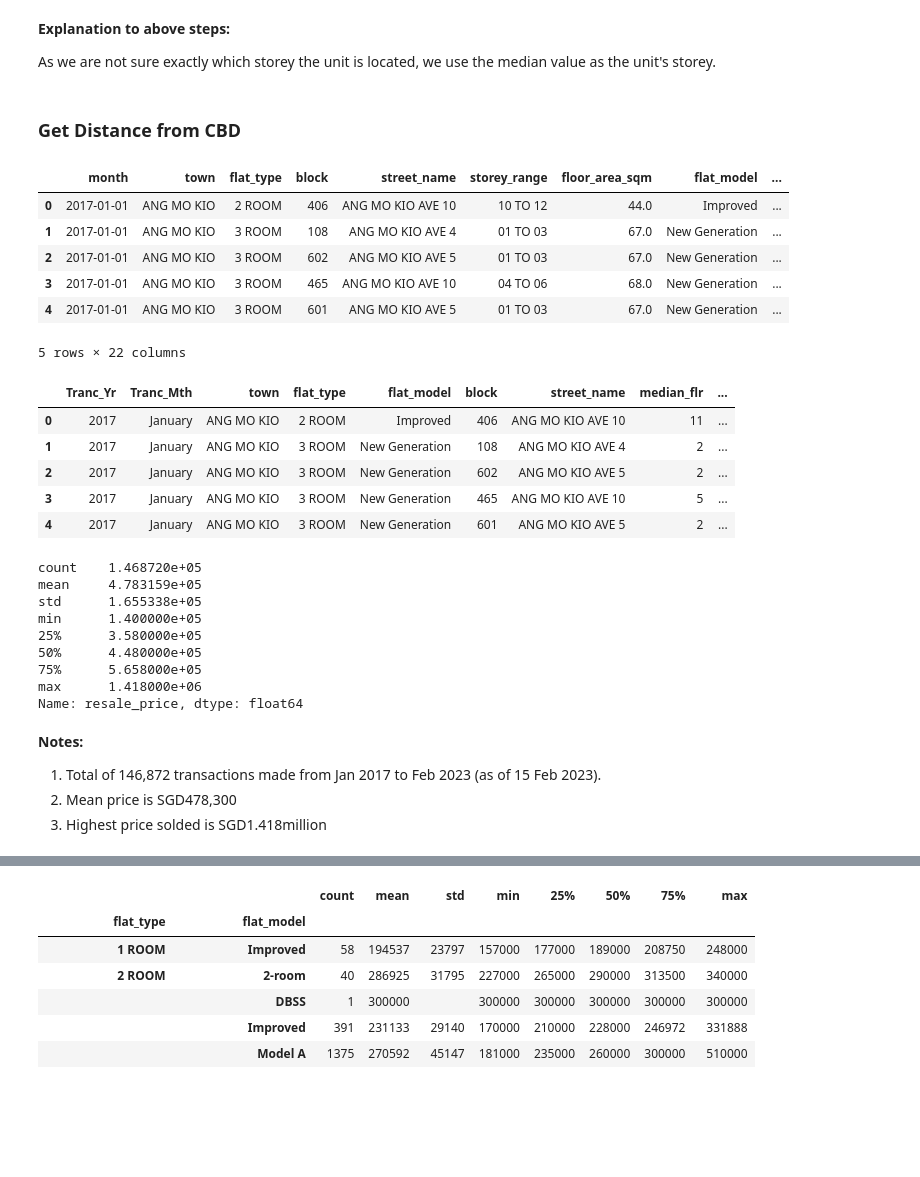
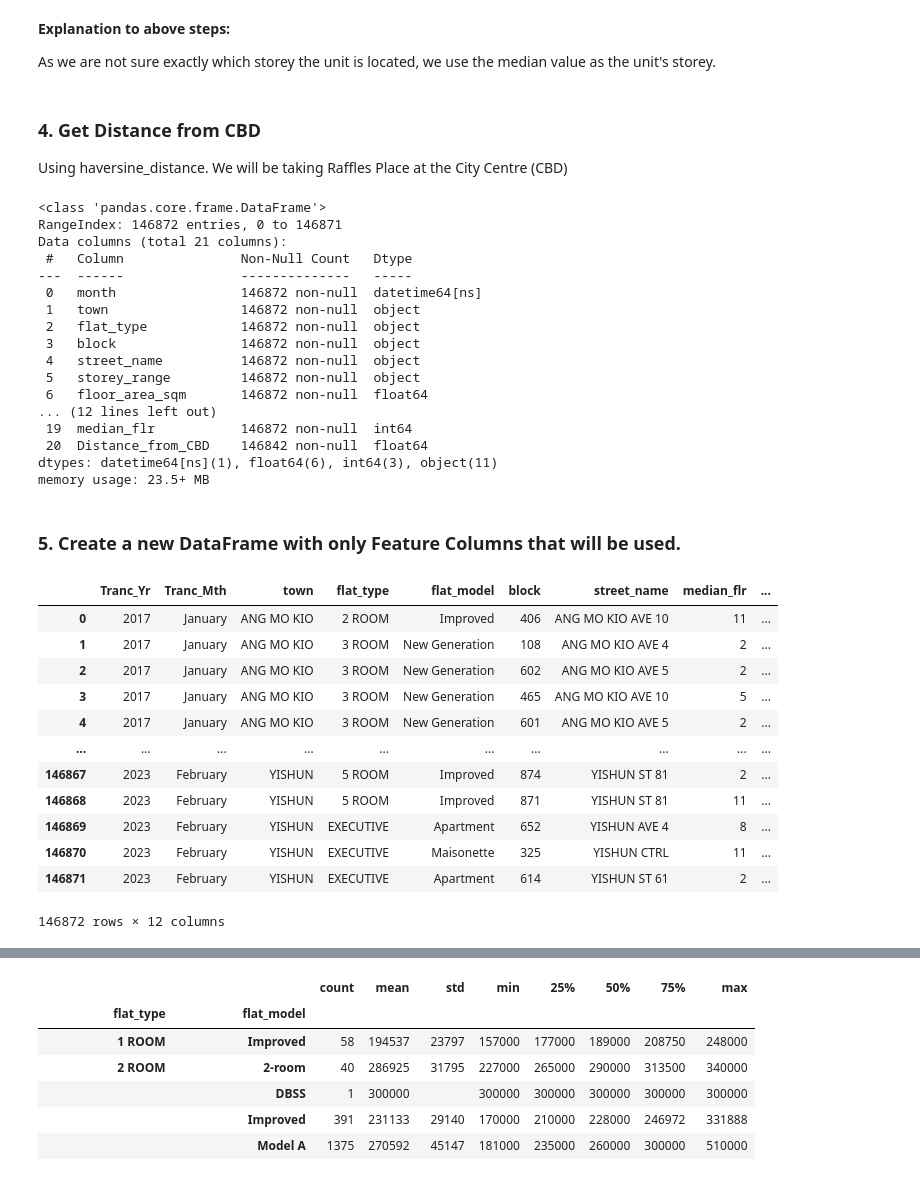
Before and after one commit to DalePeh/PersonalPortfolio, a Jupyter notebook: eda-model-pipepline.ipynb, the cells around one changed output, grey strips where cells are left out. Cells and saved outputs as stored; diff of their text form; code cells hidden in the pictures; blank space fills up the shorter version.

Commit message:
Kaggle Notebook | EDA-model-pipepline | Version 7

```diff
--- a/eda-model-pipepline.ipynb
+++ b/eda-model-pipepline.ipynb
@@ -66,3 +89,21 @@ hdb_resale['Tranc_Mth'] = hdb_resale['month'].dt.month_name()
+# %%
+#fill null values with 0
+hdb_resale['remaining_month'] = hdb_resale.remaining_month.fillna(0)
+
+#convert remaining_yr to integer
+hdb_resale['remaining_yr'] = hdb_resale['remaining_yr'].astype(int)
+
+#convert remaining_month to integer
+hdb_resale['remaining_month'] = hdb_resale['remaining_month'].astype(int)
+
+#turn remaining month /12 to get decimal
+hdb_resale['remaining_month'] = hdb_resale['remaining_month'] / 12
+
+#change compute remaining_year by adding remaining_month
+hdb_resale['remaining_yr'] = hdb_resale['remaining_yr'] + hdb_resale['remaining_month']
+
+#drop remaining_month
+hdb_resale.drop('remaining_month', axis = 1, inplace=True)
 # %%
 hdb_resale.info()
 # %% [output]
@@ -162,8 +139,10 @@ hdb_resale['median_flr'] = hdb_resale['median_flr'].astype(int)
 **Explanation to above steps:**
 
 As we are not sure exactly which storey the unit is located, we use the median value as the unit's storey.
-# %% [markdown]
-### Get Distance from CBD
+# %% [markdown]
+### 4. Get Distance from CBD
+
+Using haversine_distance. We will be taking Raffles Place at the City Centre (CBD)
 # %%
 def haversine_distance(lat1, lon1, lat2, lon2):
     # Convert latitude and longitude to radians
@@ -184,43 +163,44 @@ raffles_place_latitude, raffles_place_longitude = 1.2833, 103.8501
 hdb_resale['Distance_from_CBD'] = haversine_distance(hdb_resale['Latitude'], hdb_resale['Longitude'],
                                                        raffles_place_latitude, raffles_place_longitude)
 # %%
-hdb_resale.head()
+hdb_resale.info()
 # %% [output]
-|  | month | town | flat_type | block | street_name | storey_range | floor_area_sqm | flat_model | ... |
-| 0 | 2017-01-01 | ANG MO KIO | 2 ROOM | 406 | ANG MO KIO AVE 10 | 10 TO 12 | 44.0 | Improved | ... |
-| 1 | 2017-01-01 | ANG MO KIO | 3 ROOM | 108 | ANG MO KIO AVE 4 | 01 TO 03 | 67.0 | New Generation | ... |
-| 2 | 2017-01-01 | ANG MO KIO | 3 ROOM | 602 | ANG MO KIO AVE 5 | 01 TO 03 | 67.0 | New Generation | ... |
-| 3 | 2017-01-01 | ANG MO KIO | 3 ROOM | 465 | ANG MO KIO AVE 10 | 04 TO 06 | 68.0 | New Generation | ... |
-| 4 | 2017-01-01 | ANG MO KIO | 3 ROOM | 601 | ANG MO KIO AVE 5 | 01 TO 03 | 67.0 | New Generation | ... |
-5 rows × 22 columns
+<class 'pandas.core.frame.DataFrame'>
+RangeIndex: 146872 entries, 0 to 146871
+Data columns (total 21 columns):
+ #   Column               Non-Null Count   Dtype
+---  ------               --------------   -----
+ 0   month                146872 non-null  datetime64[ns]
+ 1   town                 146872 non-null  object
+ 2   flat_type            146872 non-null  object
+ 3   block                146872 non-null  object
+ 4   street_name          146872 non-null  object
+ 5   storey_range         146872 non-null  object
+ 6   floor_area_sqm       146872 non-null  float64
+... (12 lines left out)
+ 19  median_flr           146872 non-null  int64
+ 20  Distance_from_CBD    146842 non-null  float64
+dtypes: datetime64[ns](1), float64(6), int64(3), object(11)
+memory usage: 23.5+ MB
+# %% [markdown]
+### 5. Create a new DataFrame with only Feature Columns that will be used.
 # %%
 #Create a new DataFrame call df_resale as these will be the features we are using for modelling
 df_resale = hdb_resale[['Tranc_Yr', 'Tranc_Mth', 'town', 'flat_type', 'flat_model', 'block', 'street_name', 'median_flr',
                       'Distance_from_CBD', 'remaining_yr', 'floor_area_sqm', 'resale_price']]
 
-df_resale.head()
+df_resale
 # %% [output]
 |  | Tranc_Yr | Tranc_Mth | town | flat_type | flat_model | block | street_name | median_flr | ... |
 | 0 | 2017 | January | ANG MO KIO | 2 ROOM | Improved | 406 | ANG MO KIO AVE 10 | 11 | ... |
 | 1 | 2017 | January | ANG MO KIO | 3 ROOM | New Generation | 108 | ANG MO KIO AVE 4 | 2 | ... |
 | 2 | 2017 | January | ANG MO KIO | 3 ROOM | New Generation | 602 | ANG MO KIO AVE 5 | 2 | ... |
 | 3 | 2017 | January | ANG MO KIO | 3 ROOM | New Generation | 465 | ANG MO KIO AVE 10 | 5 | ... |
 | 4 | 2017 | January | ANG MO KIO | 3 ROOM | New Generation | 601 | ANG MO KIO AVE 5 | 2 | ... |
+| ... | ... | ... | ... | ... | ... | ... | ... | ... | ... |
+| 146867 | 2023 | February | YISHUN | 5 ROOM | Improved | 874 | YISHUN ST 81 | 2 | ... |
+| 146868 | 2023 | February | YISHUN | 5 ROOM | Improved | 871 | YISHUN ST 81 | 11 | ... |
+| 146869 | 2023 | February | YISHUN | EXECUTIVE | Apartment | 652 | YISHUN AVE 4 | 8 | ... |
+| 146870 | 2023 | February | YISHUN | EXECUTIVE | Maisonette | 325 | YISHUN CTRL | 11 | ... |
+| 146871 | 2023 | February | YISHUN | EXECUTIVE | Apartment | 614 | YISHUN ST 61 | 2 | ... |
+146872 rows × 12 columns
-# %%
-df_resale.resale_price.describe()
-# %% [output]
-count    1.468720e+05
-mean     4.783159e+05
-std      1.655338e+05
-min      1.400000e+05
-25%      3.580000e+05
-50%      4.480000e+05
-75%      5.658000e+05
-max      1.418000e+06
-Name: resale_price, dtype: float64
-# %% [markdown]
-**Notes:**
-
-1. Total of 146,872 transactions made from Jan 2017 to Feb 2023 (as of 15 Feb 2023).
-2. Mean price is SGD478,300
-3. Highest price solded is SGD1.418million
```
Also changed, not shown: parts of 26 cells of this notebook.
